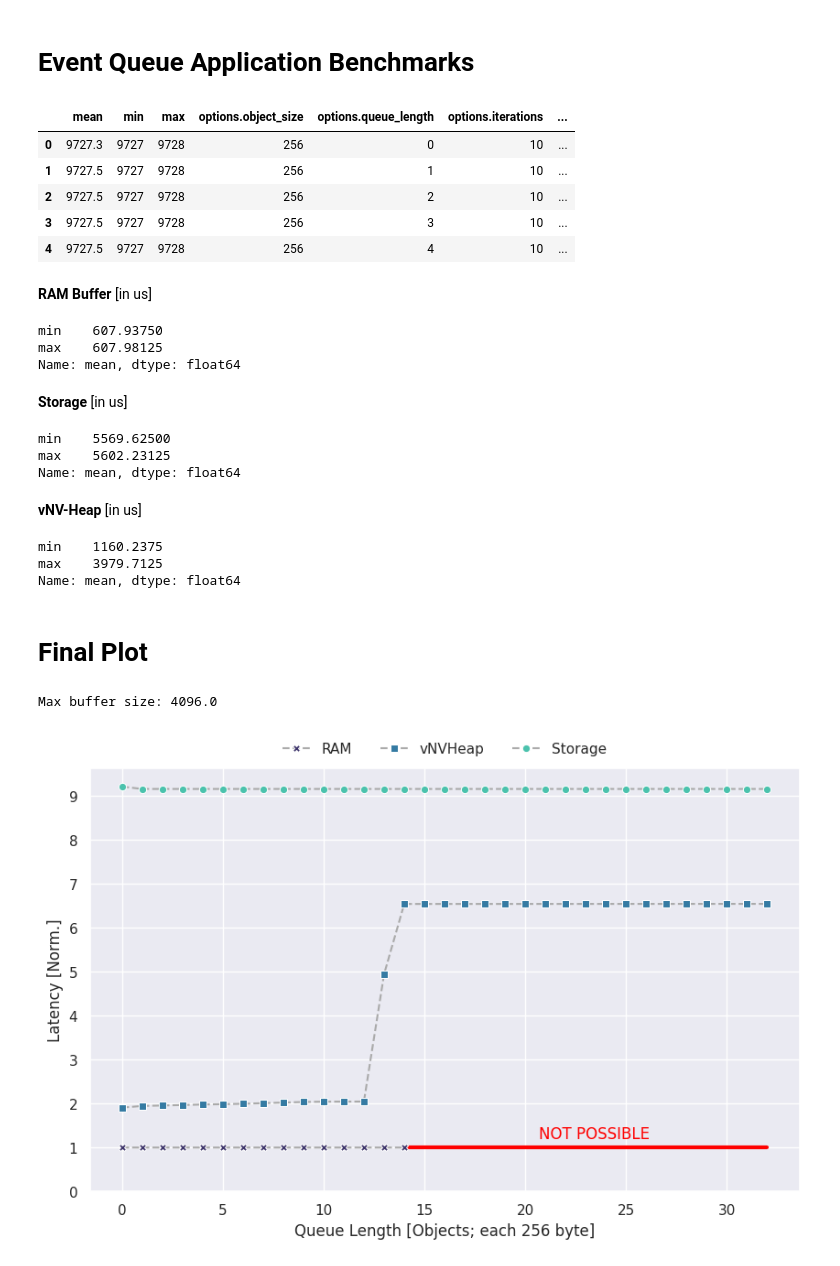
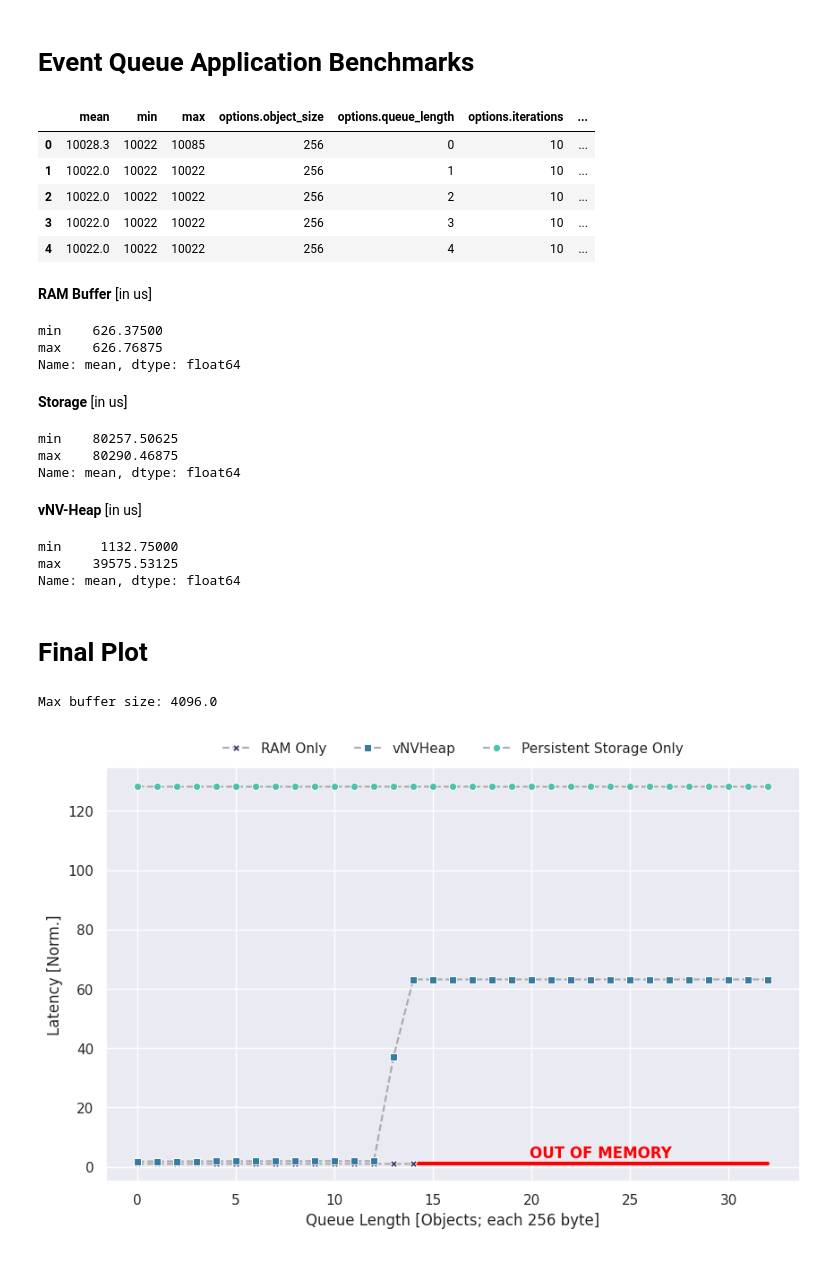
Before and after one commit to markus-gerber/vnv-heap, a Jupyter notebook: zephyr/vnv_heap_benchmark/analysis/event_queue.ipynb, the cells around one changed output. Saved outputs shown, nothing was run; the diff lists cells and outputs as text; code cells hidden in the pictures.

Commit message:
updated plots

```diff
--- a/zephyr/vnv_heap_benchmark/analysis/event_queue.ipynb
+++ b/zephyr/vnv_heap_benchmark/analysis/event_queue.ipynb
@@ -3,8 +3,7 @@
 # %%
 # select measurement file
 files = [
-    "../output/2024-12-08 17-07-29.json",
-    "../output/2024-12-01 20-13-22 storage.json"
+    "../output/2024-12-23 16-47-29.json"
 ]
 
 # plot settings
@@ -85,27 +84,27 @@ dataset = pd.concat([ram, storage, vnvheap])
 dataset.head()
 # %% [output]
 |  | mean | min | max | options.object_size | options.queue_length | options.iterations | ... |
-| 0 | 9727.3 | 9727 | 9728 | 256 | 0 | 10 | ... |
-| 1 | 9727.5 | 9727 | 9728 | 256 | 1 | 10 | ... |
-| 2 | 9727.5 | 9727 | 9728 | 256 | 2 | 10 | ... |
-| 3 | 9727.5 | 9727 | 9728 | 256 | 3 | 10 | ... |
-| 4 | 9727.5 | 9727 | 9728 | 256 | 4 | 10 | ... |
+| 0 | 10028.3 | 10022 | 10085 | 256 | 0 | 10 | ... |
+| 1 | 10022.0 | 10022 | 10022 | 256 | 1 | 10 | ... |
+| 2 | 10022.0 | 10022 | 10022 | 256 | 2 | 10 | ... |
+| 3 | 10022.0 | 10022 | 10022 | 256 | 3 | 10 | ... |
+| 4 | 10022.0 | 10022 | 10022 | 256 | 4 | 10 | ... |
 # %%
 from util.convert import display_dataset_infos
 
 display_dataset_infos(dataset)
 # %% [output]
 RAM Buffer [in us]
-min    607.93750
-max    607.98125
+min    626.37500
+max    626.76875
 Name: mean, dtype: float64
 Storage [in us]
-min    5569.62500
-max    5602.23125
+min    80257.50625
+max    80290.46875
 Name: mean, dtype: float64
 vNV-Heap [in us]
-min    1160.2375
-max    3979.7125
+min     1132.75000
+max    39575.53125
 Name: mean, dtype: float64
 # %% [markdown]
 # Final Plot
@@ -141,7 +140,7 @@ ram_data = ram_data[
 
 plot_data = [
     {
-        "name": "RAM",
+        "name": "RAM Only",
         "x": "options.queue_length",
         "y": "mean",
         "marker": "X",
@@ -155,7 +154,7 @@ plot_data = [
         "data": impl_data,
     },
     {
-        "name": "Storage",
+        "name": "Persistent Storage Only",
         "x": "options.queue_length",
         "y": "mean",
         "marker": "o",
@@ -181,37 +180,37 @@ options = {
     "norm": norm_val
 }
 
 ram_data_tmp = ram_data.copy()
 ram_data_tmp = scale_data(ram_data, unit)
 
 ax = plot_lines(options)
 plot_y = ram_data_tmp.iloc[-1]["mean"]
 if norm:
     plot_y /= norm_val
 
 ax.plot(
     [
         ram_data_tmp["options.queue_length"].max(),
         impl_data["options.queue_length"].max(),
     ],
     [plot_y, plot_y],
     color="red",
     linewidth=3,
     zorder=1
 )
 text_x = (ram_data_tmp["options.queue_length"].max() + impl_data["options.queue_length"].max()) / 2
-text_x = text_x - text_x*0.1
-text_y = ram_data_tmp.iloc[-1]["mean"] + ram_data_tmp.iloc[-1]["mean"]*0.2
+text_x = text_x - text_x*0.135
+text_y = ram_data_tmp.iloc[-1]["mean"] + ram_data_tmp.iloc[-1]["mean"]*2
 if norm:
     text_y /= norm_val
 
-ax.text(text_x, text_y, "NOT POSSIBLE", color="red")
+ax.text(text_x, text_y, "OUT OF MEMORY", weight="bold", color="red")
 
 if norm:
-    ax.set_ylim(bottom=0)
+    ax.set_ylim(bottom=-5)
 
-    major_ticks = np.arange(0, 10, 1)
-    ax.set_yticks(major_ticks)
+    #major_ticks = np.arange(0, 120, 10)
+    #ax.set_yticks(major_ticks)
 # %% [output]
 Max buffer size: 4096.0
-[figure, old version]
+[figure, new version]
```
Also changed, not shown: 8 other files.
